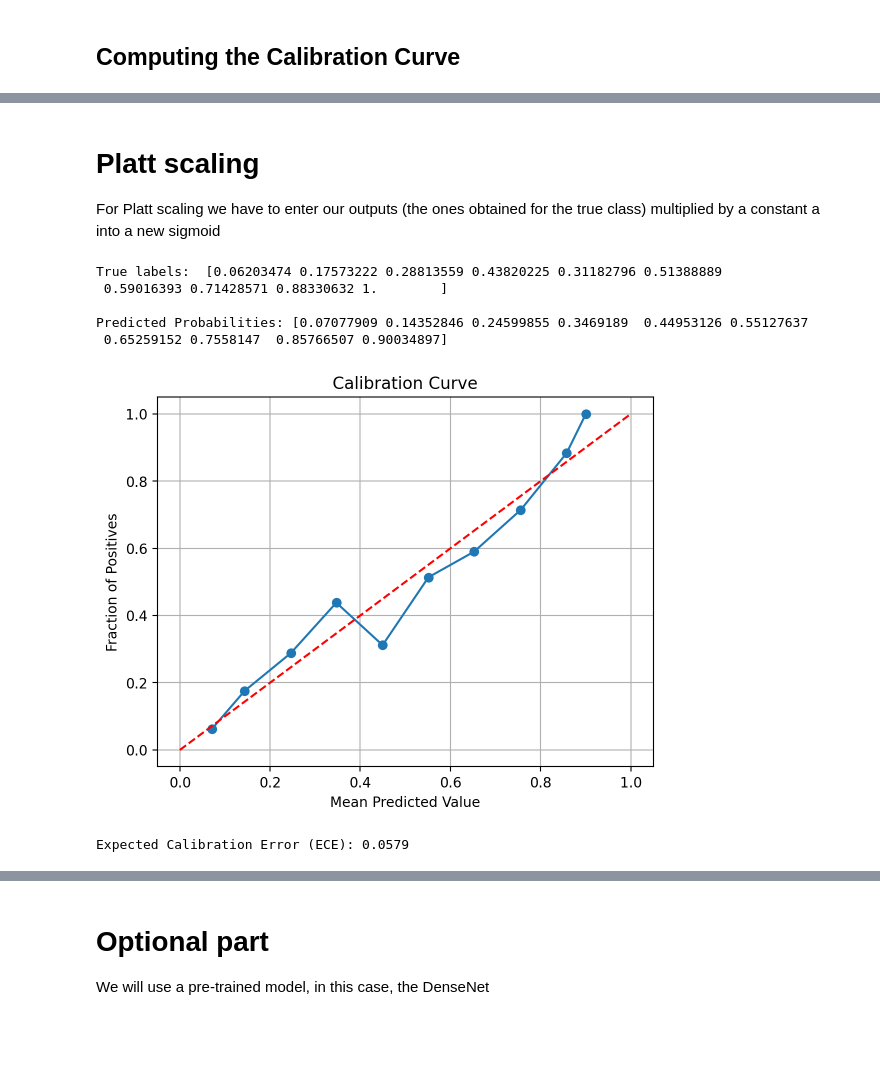
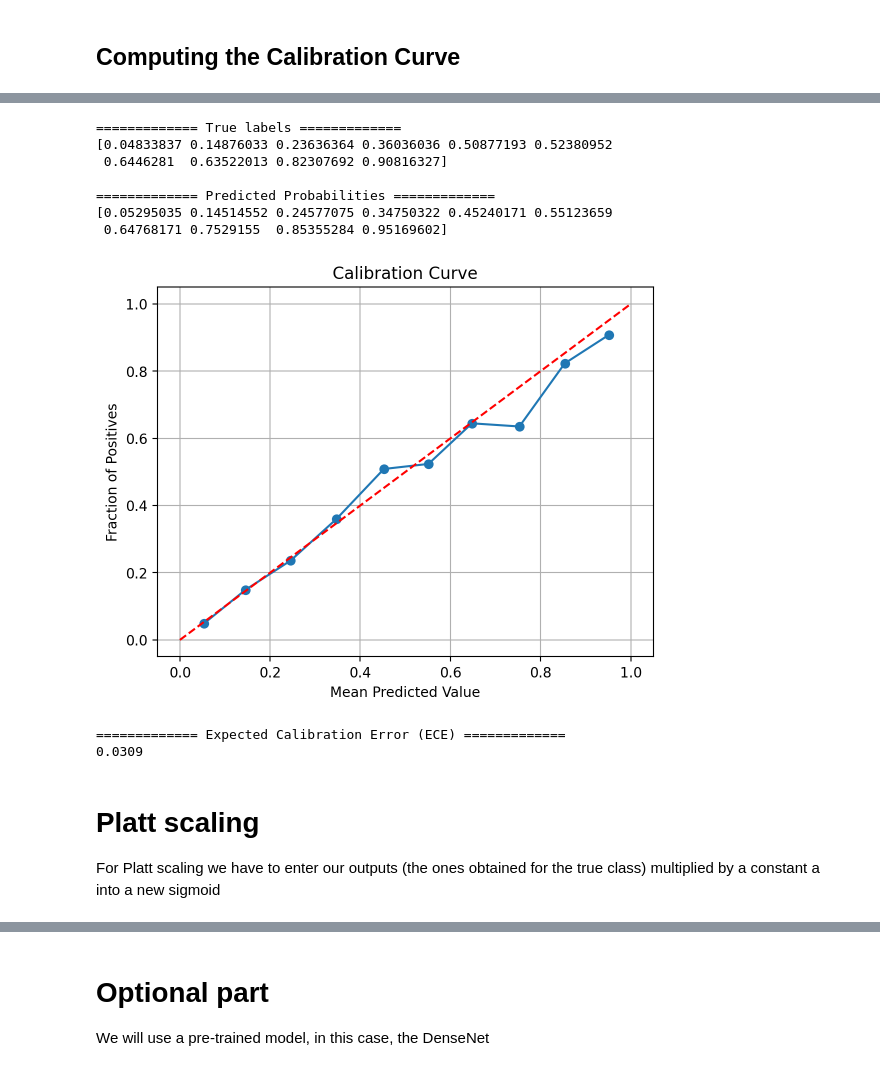
Before and after one commit to danitoribio/neural_networks, a Jupyter notebook: project2/Project2NN.ipynb, the cells around one changed output, grey strips where cells are left out. Cells and saved outputs as stored; diff of their text form; code cells hidden in the pictures; blank space fills up the shorter version.

```diff
--- a/project2/Project2NN.ipynb
+++ b/project2/Project2NN.ipynb
@@ -520,0 +504,2 @@ Expected Calibration Error (ECE): 0.0675
+# %%
+true_labels, predicted_prob = compute_predicted_probabilities(val_indices, model, validloader)
@@ -521,3 +515,19 @@ Expected Calibration Error (ECE): 0.0675
+# %%
+prob_true, prob_pred = compute_calibration_curve(true_labels, predicted_prob)
+# %% [output]
+============= True labels =============
+[0.04833837 0.14876033 0.23636364 0.36036036 0.50877193 0.52380952
+ 0.6446281  0.63522013 0.82307692 0.90816327]
+
+============= Predicted Probabilities =============
+[0.05295035 0.14514552 0.24577075 0.34750322 0.45240171 0.55123659
+ 0.64768171 0.7529155  0.85355284 0.95169602]
+[figure, added]
+# %%
+ece = computeECE(true_labels, prob_true, prob_pred)
+# %% [output]
+============= Expected Calibration Error (ECE) =============
+0.0309
 # %% [markdown]
 # Platt scaling
 
@@ -536,41 +546,3 @@ platt_scale.fit(np.array(predicted_prob).reshape(-1, 1), true_labels)
 
 # Applying Platt scaling
 platt_scaled_probs = platt_scale.predict_proba(np.array(predicted_prob).reshape(-1, 1))[:, 1]
-# %%
-prob_true, prob_pred = calibration_curve(true_labels, platt_scaled_probs, n_bins=10)
-print("True labels: ",prob_true, "\n")
-print("Predicted Probabilities:", prob_pred)
-
-# Plot calibration curve
-plt.figure()
-plt.plot(prob_pred, prob_true, marker='o', linestyle='-')
-plt.plot([0, 1], [0, 1], linestyle='--', color='red')  # Add a diagonal line for reference
-plt.xlabel('Mean Predicted Value')
-plt.ylabel('Fraction of Positives')
-plt.title('Calibration Curve')
-plt.grid(True)
-plt.show()
-# %% [output]
-True labels:  [0.06203474 0.17573222 0.28813559 0.43820225 0.31182796 0.51388889
- 0.59016393 0.71428571 0.88330632 1.        ]
-
-Predicted Probabilities: [0.07077909 0.14352846 0.24599855 0.3469189  0.44953126 0.55127637
- 0.65259152 0.7558147  0.85766507 0.90034897]
-[figure, removed]
-# %%
-# Assuming prob_true and prob_pred are given as in your plot and description
-
-# Assuming equally spaced bins and uniform distribution of samples across bins for simplicity
-# This is a simplification; for precise ECE, you would need the exact sample count per bin
-n = len(true_labels)  # Total number of samples
-M = len(prob_true)  # Number of bins
-samples_per_bin = n / M  # Assuming uniform distribution of samples across bins
-
-# vector = np.linspace(0, 1, bins)
-
-# Compute ECE
-ece = np.sum(np.abs(prob_true - prob_pred)) * (samples_per_bin / n)
-
-print(f"Expected Calibration Error (ECE): {ece:.4f}")
-# %% [output]
-Expected Calibration Error (ECE): 0.0579
```
Also changed, not shown: parts of 31 cells of this notebook.
